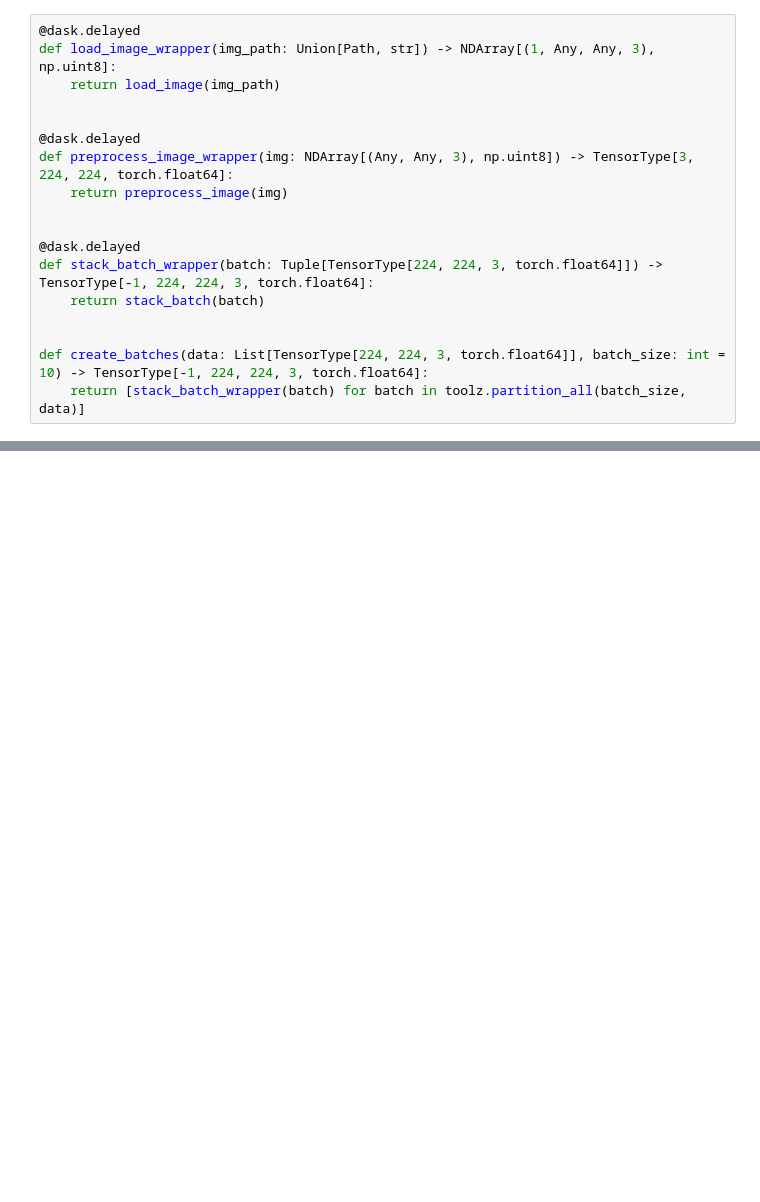
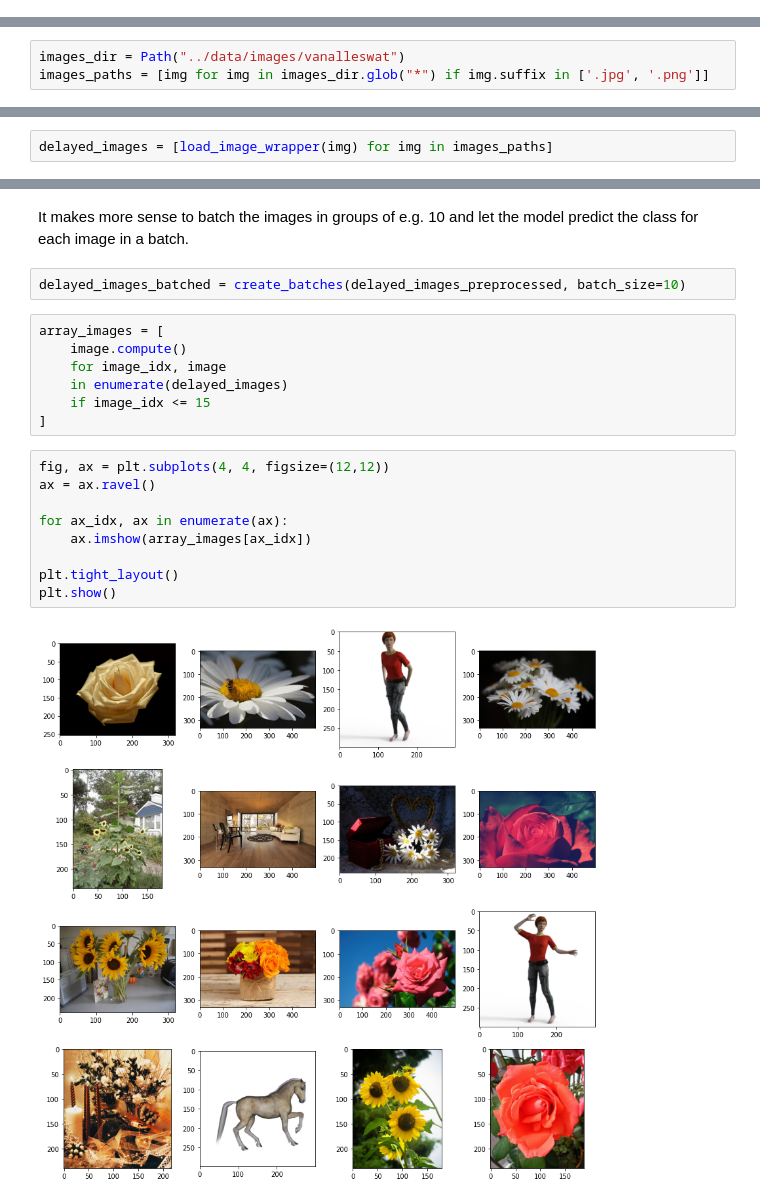
Before and after one commit to krisgeus/spark-tensorflow, a Jupyter notebook: notebooks/Dask-resnet.ipynb, the cells around one changed output, grey strips where cells are left out. Cells and saved outputs as stored; diff of their text form; blank space fills up the shorter version.

```diff
--- a/notebooks/Dask-resnet.ipynb
+++ b/notebooks/Dask-resnet.ipynb
@@ -51,18 +0,0 @@ We can wrap the loading & preprocessing functions in delayed decorators provided
-# %%
-@dask.delayed
-def load_image_wrapper(img_path: Union[Path, str]) -> NDArray[(1, Any, Any, 3), np.uint8]:
-    return load_image(img_path)
-
-
-@dask.delayed
-def preprocess_image_wrapper(img: NDArray[(Any, Any, 3), np.uint8]) -> TensorType[3, 224, 224, torch.float64]:
-    return preprocess_image(img)
-
-
-@dask.delayed
-def stack_batch_wrapper(batch: Tuple[TensorType[224, 224, 3, torch.float64]]) -> TensorType[-1, 224, 224, 3, torch.float64]:
-    return stack_batch(batch)
-
-
-def create_batches(data: List[TensorType[224, 224, 3, torch.float64]], batch_size: int = 10) -> TensorType[-1, 224, 224, 3, torch.float64]:
-    return [stack_batch_wrapper(batch) for batch in toolz.partition_all(batch_size, data)]
@@ -88,0 +34,3 @@ ImportError: cannot import name 'Delayed' from 'dask' (/Users/jasperginn/Pycharm
+# %%
+images_dir = Path("../data/images/vanalleswat")
+images_paths = [img for img in images_dir.glob("*") if img.suffix in ['.jpg', '.png']]
@@ -88,0 +39,2 @@ ImportError: cannot import name 'Delayed' from 'dask' (/Users/jasperginn/Pycharm
+# %%
+delayed_images = [load_image_wrapper(img) for img in images_paths]
@@ -88,0 +49,22 @@ ImportError: cannot import name 'Delayed' from 'dask' (/Users/jasperginn/Pycharm
+# %% [markdown]
+It makes more sense to batch the images in groups of e.g. 10 and let the model predict the class for each image in a batch.
+# %%
+delayed_images_batched = create_batches(delayed_images_preprocessed, batch_size=10)
+# %%
+array_images = [
+    image.compute()
+    for image_idx, image
+    in enumerate(delayed_images)
+    if image_idx <= 15
+]
+# %%
+fig, ax = plt.subplots(4, 4, figsize=(12,12))
+ax = ax.ravel()
+
+for ax_idx, ax in enumerate(ax):
+    ax.imshow(array_images[ax_idx])
+
+plt.tight_layout()
+plt.show()
+# %% [output]
+[figure, added]
```
Also changed, not shown: parts of 31 cells of this notebook, 1 other file.
